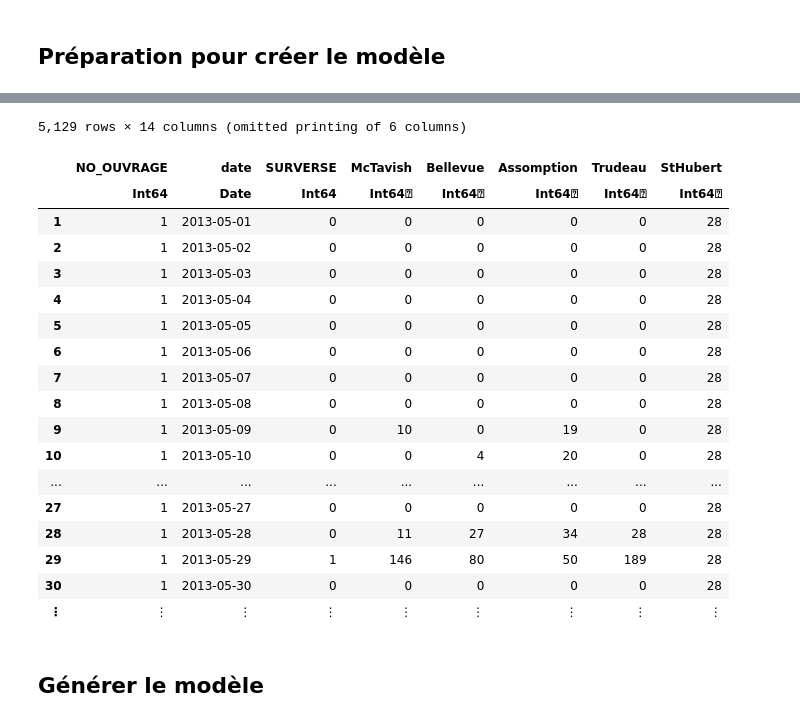
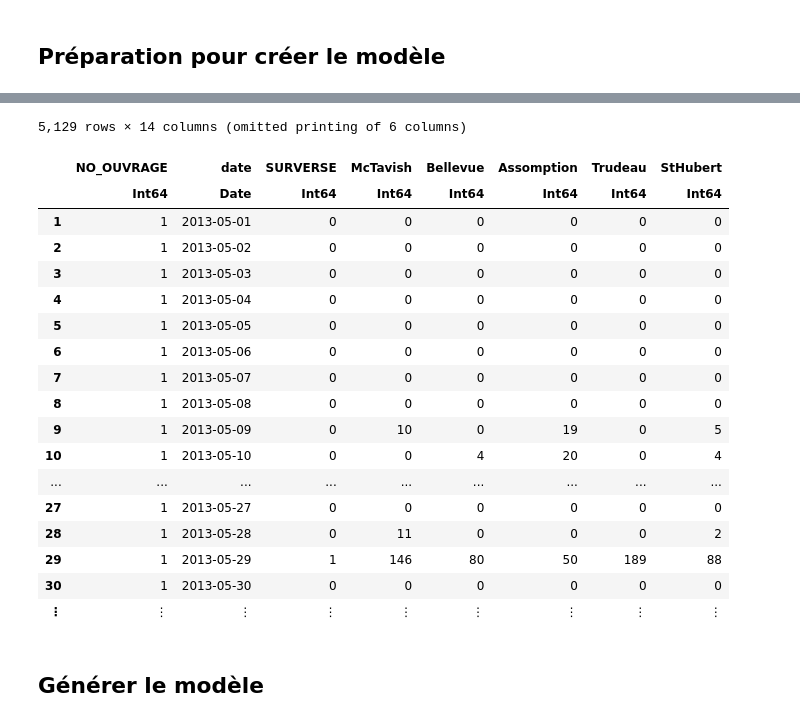
Before and after one commit to thien-ng/MTH3302, a Jupyter notebook: 0.74647_Naive Bayes SKLearn.ipynb, the cells around one changed output, grey strips where cells are left out. Saved outputs shown, nothing was run; the diff lists cells and outputs as text; code cells hidden in the pictures.

```diff
--- a/0.74647_Naive Bayes SKLearn.ipynb
+++ b/0.74647_Naive Bayes SKLearn.ipynb
@@ -252,30 +230,30 @@ StHubert      0.546234   0.0134916   40.487      <1e-99   0.519791    0.572677
 # %%
-# Trouver les moyennes pour remplacer les donnees manquantes
-McTavish_Sum_Avg = mean(skipmissing(enhanced_surve[:,:McTavish]))
-Bellevue_Sum_Avg = mean(skipmissing(enhanced_surve[:,:Bellevue]))
-Assomption_Sum_Avg = mean(skipmissing(enhanced_surve[:,:Assomption]))
-Trudeau_Sum_Avg = mean(skipmissing(enhanced_surve[:,:Trudeau]))
-StHubert_Sum_Avg = mean(skipmissing(enhanced_surve[:,:StHubert]))
+# # Trouver les moyennes pour remplacer les donnees manquantes
+# McTavish_Sum_Avg = mean(skipmissing(enhanced_surve[:,:McTavish]))
+# Bellevue_Sum_Avg = mean(skipmissing(enhanced_surve[:,:Bellevue]))
+# Assomption_Sum_Avg = mean(skipmissing(enhanced_surve[:,:Assomption]))
+# Trudeau_Sum_Avg = mean(skipmissing(enhanced_surve[:,:Trudeau]))
+# StHubert_Sum_Avg = mean(skipmissing(enhanced_surve[:,:StHubert]))
 
-McTavish_Max_Avg = mean(skipmissing(enhanced_surve[:,:McTavishMax]))
-Bellevue_Max_Avg = mean(skipmissing(enhanced_surve[:,:BellevueMax]))
-Assomption_Max_Avg = mean(skipmissing(enhanced_surve[:,:AssomptionMax]))
-Trudeau_Max_Avg = mean(skipmissing(enhanced_surve[:,:TrudeauMax]))
-StHubert_Max_Avg = mean(skipmissing(enhanced_surve[:,:StHubertMax]))
+# McTavish_Max_Avg = mean(skipmissing(enhanced_surve[:,:McTavishMax]))
+# Bellevue_Max_Avg = mean(skipmissing(enhanced_surve[:,:BellevueMax]))
+# Assomption_Max_Avg = mean(skipmissing(enhanced_surve[:,:AssomptionMax]))
+# Trudeau_Max_Avg = mean(skipmissing(enhanced_surve[:,:TrudeauMax]))
+# StHubert_Max_Avg = mean(skipmissing(enhanced_surve[:,:StHubertMax]))
 
-# Tableau avec les moyennes pour remplacer les donnees manquantes
-replacement = [McTavish_Sum_Avg, Bellevue_Sum_Avg, Assomption_Sum_Avg, Trudeau_Sum_Avg, StHubert_Sum_Avg,
-                McTavish_Max_Avg, Bellevue_Max_Avg, Assomption_Max_Avg, Trudeau_Max_Avg, StHubert_Max_Avg]
+# # Tableau avec les moyennes pour remplacer les donnees manquantes
+# replacement = [McTavish_Sum_Avg, Bellevue_Sum_Avg, Assomption_Sum_Avg, Trudeau_Sum_Avg, StHubert_Sum_Avg,
+#                 McTavish_Max_Avg, Bellevue_Max_Avg, Assomption_Max_Avg, Trudeau_Max_Avg, StHubert_Max_Avg]
 
-# Remplacer les donnees manquantes
-# Commence a 4 pour les column des precipitations
-for i = 4:size(enhanced_surve,2)
-    for j = 1:size(enhanced_surve, 1)
-        if enhanced_surve[j,i] === missing
-            enhanced_surve[j,i] = floor(replacement[i - 3])
-        end
-    end
-end
+# # Remplacer les donnees manquantes
+# # Commence a 4 pour les column des precipitations
+# for i = 4:size(enhanced_surve,2)
+#     for j = 1:size(enhanced_surve, 1)
+#         if enhanced_surve[j,i] === missing
+#             enhanced_surve[j,i] = floor(replacement[i - 3])
+#         end
+#     end
+# end
 
 
 enhanced_surve.NO_OUVRAGE[enhanced_surve.NO_OUVRAGE .== "3260-01D"] .= "1"
@@ -317,21 +295,21 @@ enhanced_surve
 5,129 rows × 14 columns (omitted printing of 6 columns)
 |  | NO_OUVRAGE | date | SURVERSE | McTavish | Bellevue | Assomption | Trudeau | StHubert |
-|  | Int64 | Date | Int64 | Int64⍰ | Int64⍰ | Int64⍰ | Int64⍰ | Int64⍰ |
-| 1 | 1 | 2013-05-01 | 0 | 0 | 0 | 0 | 0 | 28 |
-| 2 | 1 | 2013-05-02 | 0 | 0 | 0 | 0 | 0 | 28 |
-| 3 | 1 | 2013-05-03 | 0 | 0 | 0 | 0 | 0 | 28 |
-| 4 | 1 | 2013-05-04 | 0 | 0 | 0 | 0 | 0 | 28 |
-| 5 | 1 | 2013-05-05 | 0 | 0 | 0 | 0 | 0 | 28 |
-| 6 | 1 | 2013-05-06 | 0 | 0 | 0 | 0 | 0 | 28 |
-| 7 | 1 | 2013-05-07 | 0 | 0 | 0 | 0 | 0 | 28 |
-| 8 | 1 | 2013-05-08 | 0 | 0 | 0 | 0 | 0 | 28 |
-| 9 | 1 | 2013-05-09 | 0 | 10 | 0 | 19 | 0 | 28 |
-| 10 | 1 | 2013-05-10 | 0 | 0 | 4 | 20 | 0 | 28 |
+|  | Int64 | Date | Int64 | Int64 | Int64 | Int64 | Int64 | Int64 |
+| 1 | 1 | 2013-05-01 | 0 | 0 | 0 | 0 | 0 | 0 |
+| 2 | 1 | 2013-05-02 | 0 | 0 | 0 | 0 | 0 | 0 |
+| 3 | 1 | 2013-05-03 | 0 | 0 | 0 | 0 | 0 | 0 |
+| 4 | 1 | 2013-05-04 | 0 | 0 | 0 | 0 | 0 | 0 |
+| 5 | 1 | 2013-05-05 | 0 | 0 | 0 | 0 | 0 | 0 |
+| 6 | 1 | 2013-05-06 | 0 | 0 | 0 | 0 | 0 | 0 |
+| 7 | 1 | 2013-05-07 | 0 | 0 | 0 | 0 | 0 | 0 |
+| 8 | 1 | 2013-05-08 | 0 | 0 | 0 | 0 | 0 | 0 |
+| 9 | 1 | 2013-05-09 | 0 | 10 | 0 | 19 | 0 | 5 |
+| 10 | 1 | 2013-05-10 | 0 | 0 | 4 | 20 | 0 | 4 |
 | ... | ... | ... | ... | ... | ... | ... | ... | ... |
-| 27 | 1 | 2013-05-27 | 0 | 0 | 0 | 0 | 0 | 28 |
-| 28 | 1 | 2013-05-28 | 0 | 11 | 27 | 34 | 28 | 28 |
-| 29 | 1 | 2013-05-29 | 1 | 146 | 80 | 50 | 189 | 28 |
-| 30 | 1 | 2013-05-30 | 0 | 0 | 0 | 0 | 0 | 28 |
+| 27 | 1 | 2013-05-27 | 0 | 0 | 0 | 0 | 0 | 0 |
+| 28 | 1 | 2013-05-28 | 0 | 11 | 0 | 0 | 0 | 2 |
+| 29 | 1 | 2013-05-29 | 1 | 146 | 80 | 50 | 189 | 88 |
+| 30 | 1 | 2013-05-30 | 0 | 0 | 0 | 0 | 0 | 0 |
 | ⋮ | ⋮ | ⋮ | ⋮ | ⋮ | ⋮ | ⋮ | ⋮ | ⋮ |
 # %% [markdown]
 ## Générer le modèle
```
Also changed, not shown: parts of 10 cells of this notebook.
